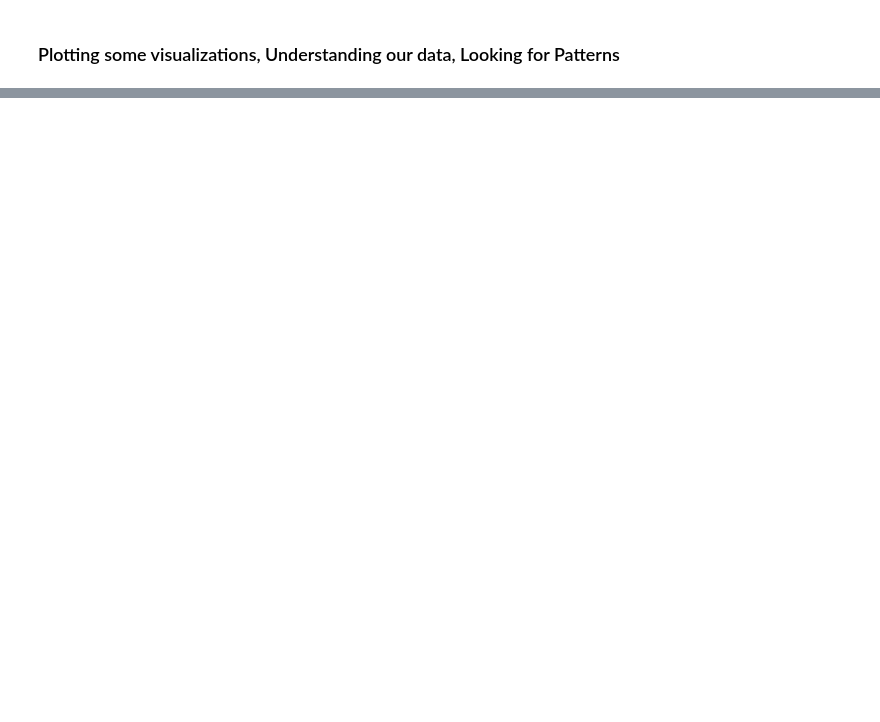
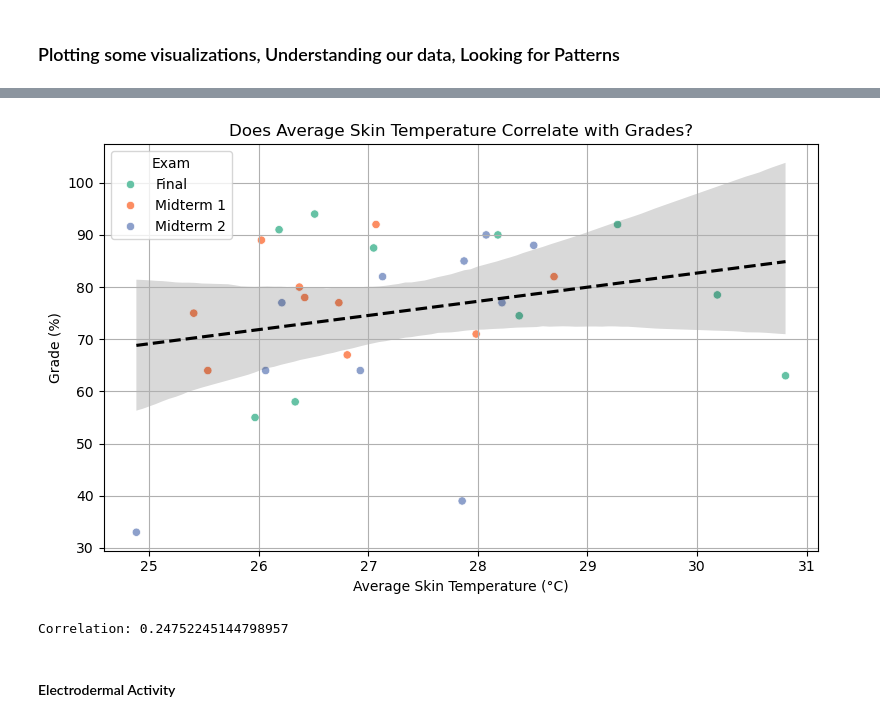
Before and after one commit to TurkiAlrasheed/project3-dsc106, a Jupyter notebook: proj3-EDA.ipynb, the cells around one changed output, grey strips where cells are left out. Drawn from its saved outputs; the diff is of its cells as text; code cells hidden in the pictures; blank space fills up the shorter version.

```diff
--- a/proj3-EDA.ipynb
+++ b/proj3-EDA.ipynb
@@ -186,0 +252,27 @@ grades_df
+# %%
+temp_summary = (
+    temp_df
+    .reset_index()
+    .groupby(["Subject", "Exam"])["value"]
+    .mean()
+    .reset_index(name="AvgTemp")
+)
+merged_temp = temp_summary.merge(grades_df, on=["Subject", "Exam"])
+
+
+plt.figure(figsize=(8, 5))
+sns.scatterplot(data=merged_temp, x="AvgTemp", y="GradePercent", hue="Exam", palette="Set2")
+sns.regplot(data=merged_temp, x="AvgTemp", y="GradePercent", scatter=False, color="black", line_kws={"linestyle":"--"})
+plt.title("Does Average Skin Temperature Correlate with Grades?")
+plt.xlabel("Average Skin Temperature (°C)")
+plt.ylabel("Grade (%)")
+plt.grid(True)
+plt.tight_layout()
+plt.show()
+
+print("Correlation:", merged_temp["AvgTemp"].corr(merged_temp["GradePercent"]))
+# %% [output]
+[figure, added]
+Correlation: 0.24752245144798957
+# %% [markdown]
+#### Electrodermal Activity
```
Also changed, not shown: parts of 21 cells of this notebook, 2 other files.
